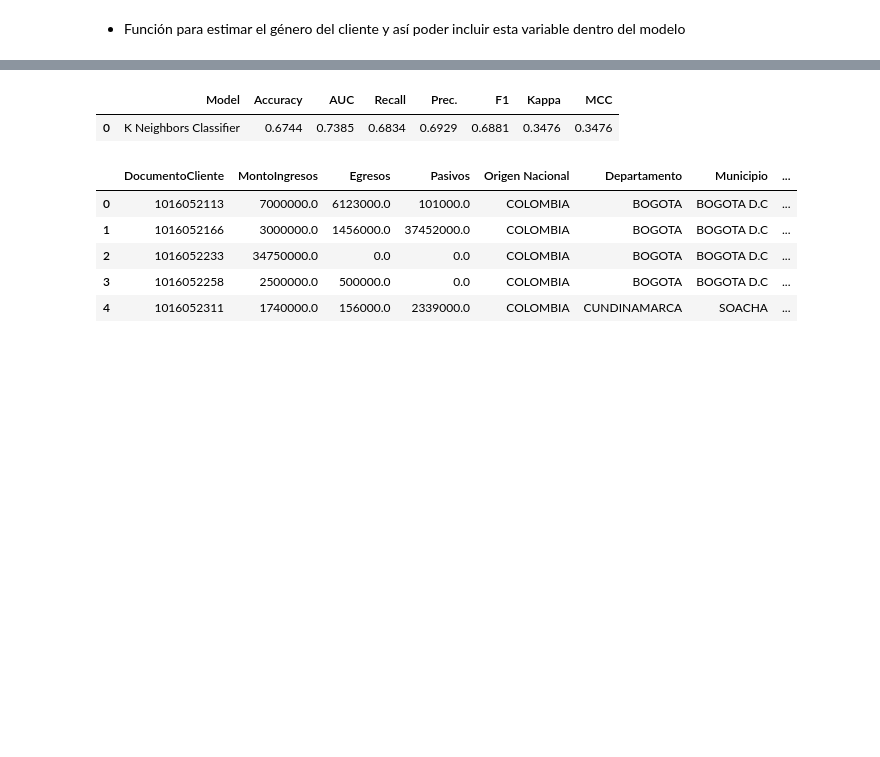
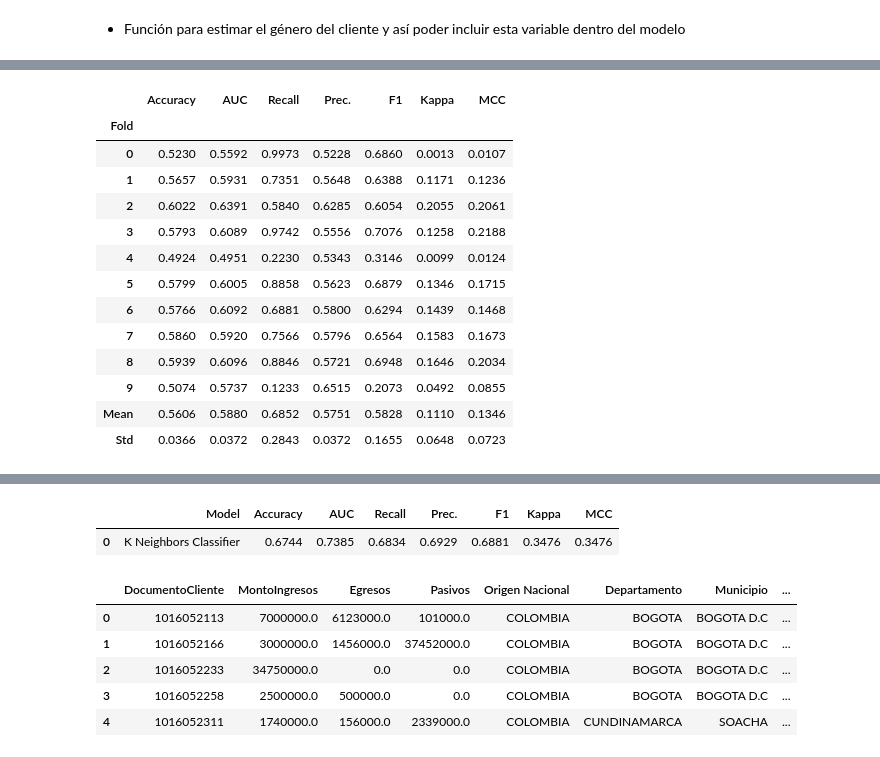
Before and after one commit to jagvgithub/JJ-Models, a Jupyter notebook: Propension.ipynb, the cells around one changed output, grey strips where cells are left out. Cells and saved outputs as stored; diff of their text form; code cells hidden in the pictures; blank space fills up the shorter version.

```diff
--- a/Propension.ipynb
+++ b/Propension.ipynb
@@ -325,0 +428,3 @@ KNeighborsClassifier(algorithm='auto', leaf_size=30, metric='minkowski',
+# %%
+modelo3 = create_model('svm')
+# %% [output]
@@ -325,0 +432,14 @@ KNeighborsClassifier(algorithm='auto', leaf_size=30, metric='minkowski',
+|  | Accuracy | AUC | Recall | Prec. | F1 | Kappa | MCC |
+| Fold |  |  |  |  |  |  |  |
+| 0 | 0.5230 | 0.5592 | 0.9973 | 0.5228 | 0.6860 | 0.0013 | 0.0107 |
+| 1 | 0.5657 | 0.5931 | 0.7351 | 0.5648 | 0.6388 | 0.1171 | 0.1236 |
+| 2 | 0.6022 | 0.6391 | 0.5840 | 0.6285 | 0.6054 | 0.2055 | 0.2061 |
+| 3 | 0.5793 | 0.6089 | 0.9742 | 0.5556 | 0.7076 | 0.1258 | 0.2188 |
+| 4 | 0.4924 | 0.4951 | 0.2230 | 0.5343 | 0.3146 | 0.0099 | 0.0124 |
+| 5 | 0.5799 | 0.6005 | 0.8858 | 0.5623 | 0.6879 | 0.1346 | 0.1715 |
+| 6 | 0.5766 | 0.6092 | 0.6881 | 0.5800 | 0.6294 | 0.1439 | 0.1468 |
+| 7 | 0.5860 | 0.5920 | 0.7566 | 0.5796 | 0.6564 | 0.1583 | 0.1673 |
+| 8 | 0.5939 | 0.6096 | 0.8846 | 0.5721 | 0.6948 | 0.1646 | 0.2034 |
+| 9 | 0.5074 | 0.5737 | 0.1233 | 0.6515 | 0.2073 | 0.0492 | 0.0855 |
+| Mean | 0.5606 | 0.5880 | 0.6852 | 0.5751 | 0.5828 | 0.1110 | 0.1346 |
+| Std | 0.0366 | 0.0372 | 0.2843 | 0.0372 | 0.1655 | 0.0648 | 0.0723 |
```
Also changed, not shown: parts of 32 cells of this notebook.
